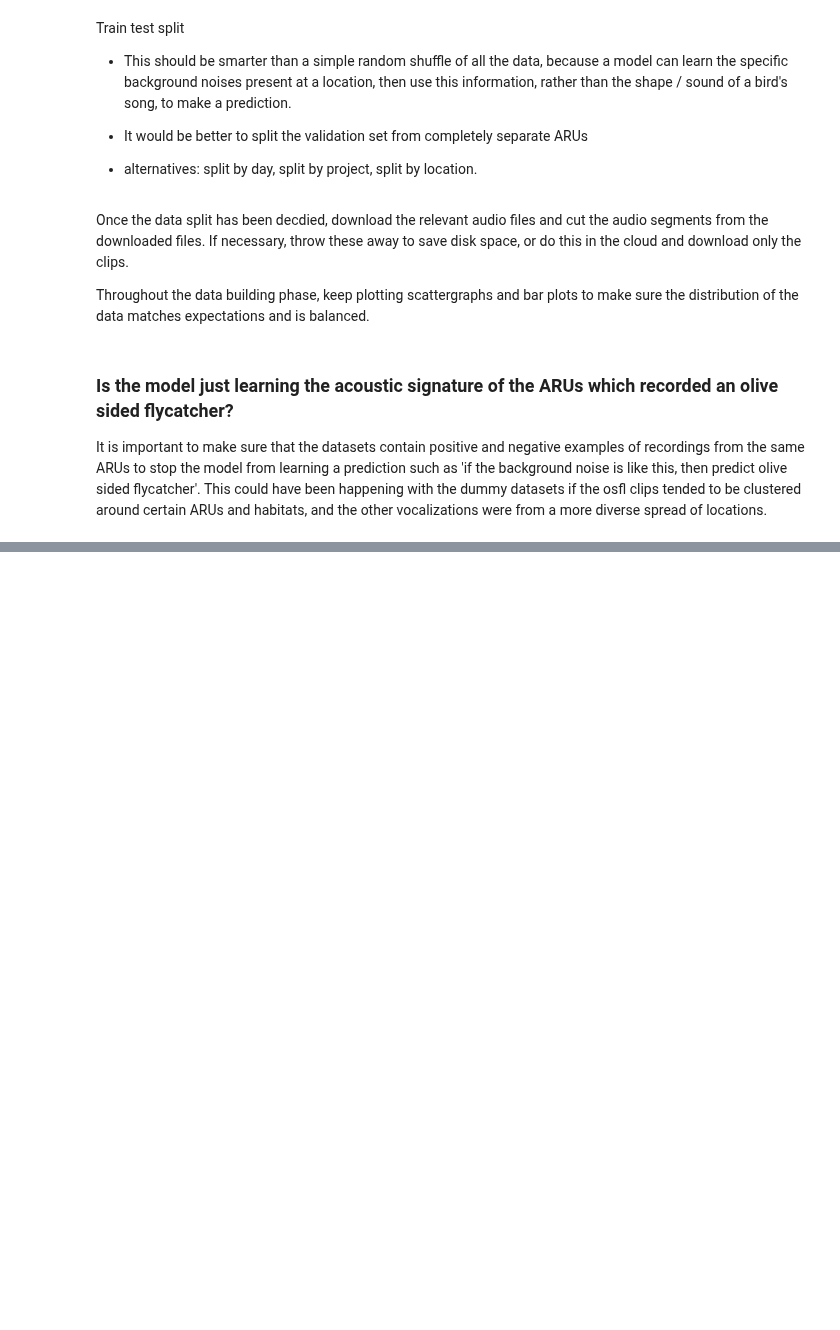
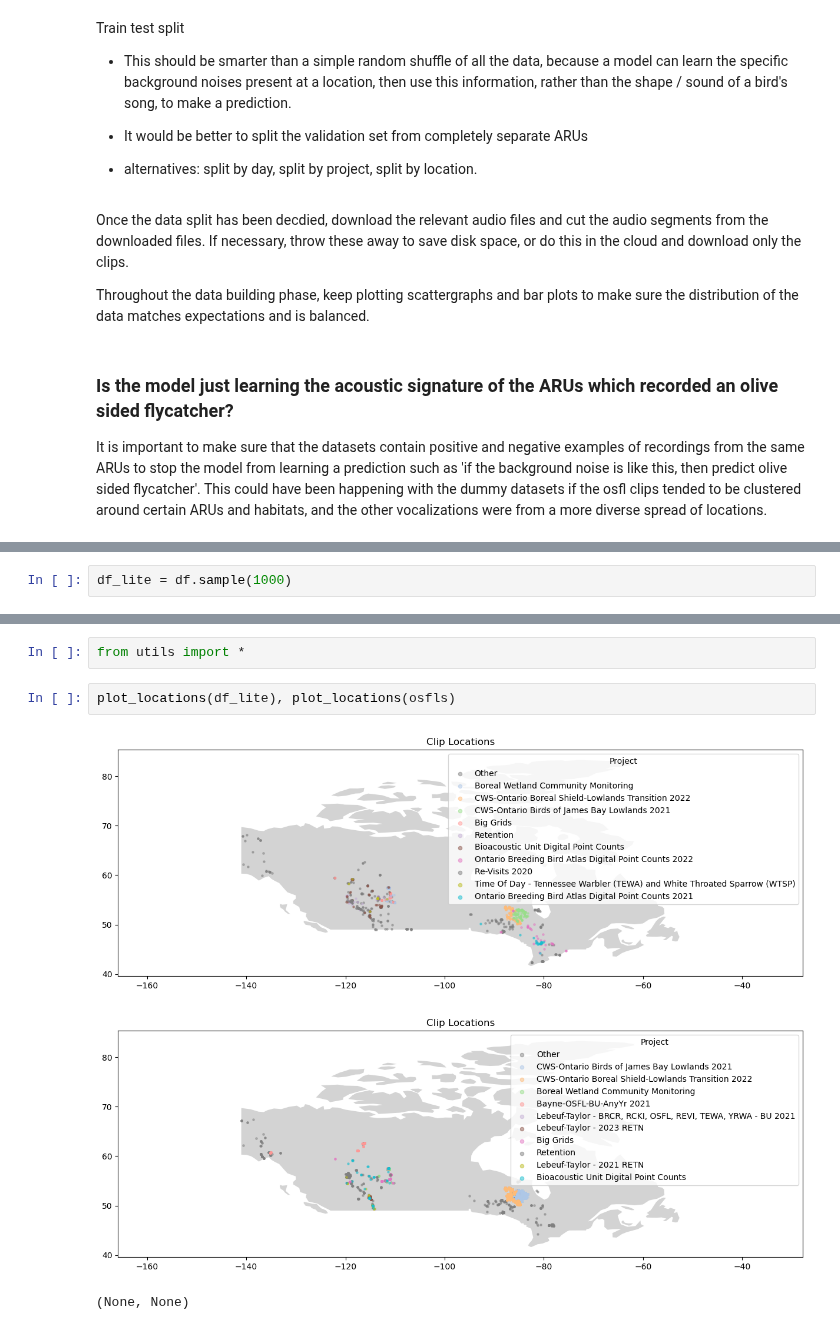
Before and after one commit to Mgallimore88/osfl_cnn_recognizer, a Jupyter notebook: notebooks/exploratory_nbs/1.10-mjg-osfl-dataset-construction.ipynb, the cells around one changed output, grey strips where cells are left out. Drawn from its saved outputs; the diff is of its cells as text; blank space fills up the shorter version.

```diff
--- a/notebooks/exploratory_nbs/1.10-mjg-osfl-dataset-construction.ipynb
+++ b/notebooks/exploratory_nbs/1.10-mjg-osfl-dataset-construction.ipynb
@@ -59,0 +225,2 @@ It is important to make sure that the datasets contain positive and negative exa
+# %%
+df_lite = df.sample(1000)
@@ -59,0 +277,8 @@ It is important to make sure that the datasets contain positive and negative exa
+# %%
+from utils import *
+# %%
+plot_locations(df_lite), plot_locations(osfls)
+# %% [output]
+[figure, added]
+[figure, added]
+(None, None)
```
Also changed, not shown: parts of 24 cells of this notebook, 2 other files.
